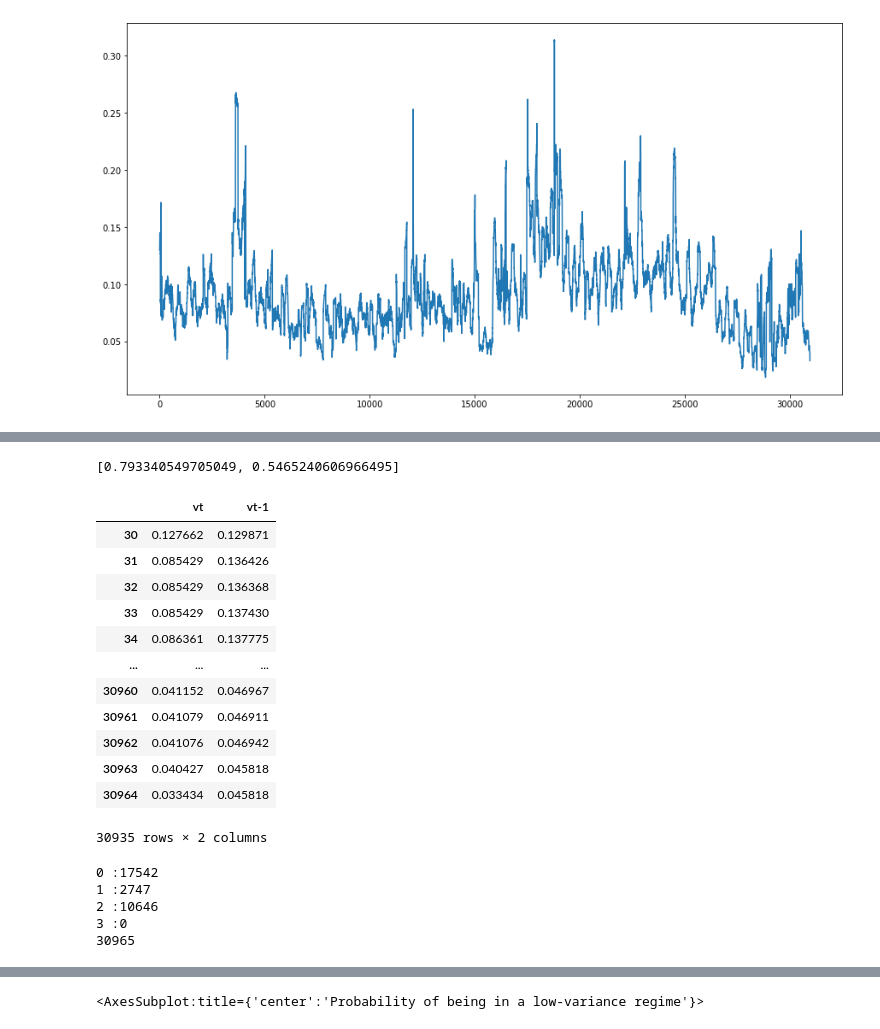
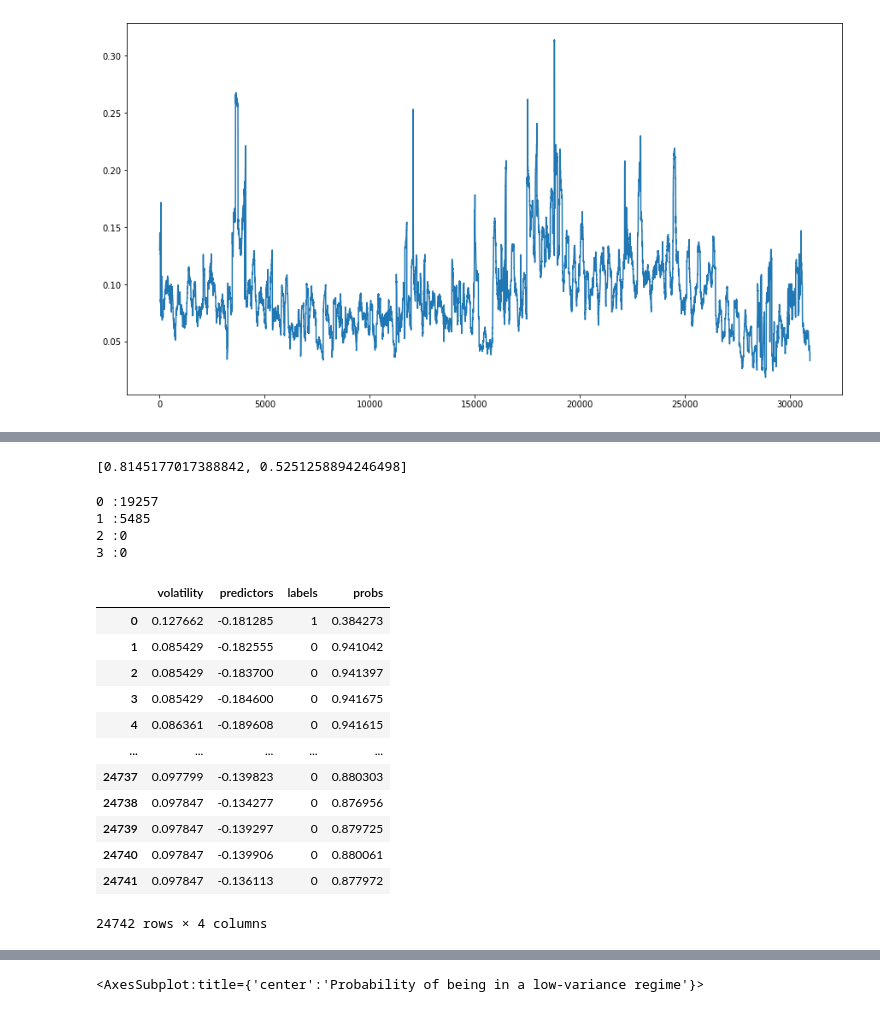
Before and after one commit to abefarkas/Thalassa_Regime_Classifier, a Jupyter notebook: notebooks/FIPM_new_data-model-flow.ipynb, the cells around one changed output, grey strips where cells are left out. Cells and saved outputs as stored; diff of their text form; code cells hidden in the pictures.

```diff
--- a/notebooks/FIPM_new_data-model-flow.ipynb
+++ b/notebooks/FIPM_new_data-model-flow.ipynb
@@ -219,8 +320,8 @@ from sklearn.linear_model import SGDClassifier
 gboost = GradientBoostingRegressor(n_estimators=100)
 ridge = Ridge()
 svm = SVR(C=1, epsilon=0.05)
-lr = LinearRegression()
-lr_lr = lambda x: np.exp(LinearRegression())
+lr = LinearRegression(positive=True)
+
 
 adaboost = AdaBoostRegressor(base_estimator=DecisionTreeRegressor(max_depth=None))
 
@@ -236,9 +337,9 @@ adaboost = AdaBoostRegressor(base_estimator=DecisionTreeRegressor(max_depth=None
 reg = StackingRegressor(
     estimators=[
                 ("gboost", gboost),
-                ("adaboost", adaboost),
+                # ("adaboost", adaboost),
                 # ("ridge", ridge),
-                ("svm_rbf", svm)
+                # ("svm_rbf", svm)
                 ],
     final_estimator=lr,
     cv=None,
@@ -247,43 +348,57 @@ reg = StackingRegressor(
 reg.fit(X_, y_)
 [reg.score(X_, y_), reg.score(X_t, y_t)]
 # %% [output]
-[0.793340549705049, 0.5465240606966495]
+[0.8145177017388842, 0.5251258894246498]
 # %%
 reg.score(X_t, y_t)
-# %%
-new_y = pd.concat((y,y.shift(lag)), axis=1).dropna()
-
-new_y.columns=['vt','vt-1']
-new_y
-# %% [output]
-|  | vt | vt-1 |
-| 30 | 0.127662 | 0.129871 |
-| 31 | 0.085429 | 0.136426 |
-| 32 | 0.085429 | 0.136368 |
-| 33 | 0.085429 | 0.137430 |
-| 34 | 0.086361 | 0.137775 |
-| ... | ... | ... |
-| 30960 | 0.041152 | 0.046967 |
-| 30961 | 0.041079 | 0.046911 |
-| 30962 | 0.041076 | 0.046942 |
-| 30963 | 0.040427 | 0.045818 |
-| 30964 | 0.033434 | 0.045818 |
-30935 rows × 2 columns
 # %%
 import numpy as np
 from sklearn.mixture import GaussianMixture
+from sklearn.decomposition import PCA
 
-gm = GaussianMixture(n_components=3, random_state=0).fit(new_y)
+lag=30
+new_y = pd.concat((
+        y_train,
+        y_train.shift(lag).rename(columns={'realized_volatility':'lag_y'}),
+        X_train['spread'].shift(lag),
+        X_train['spread_sq'].shift(lag),
+        X_train['BBAOFI'].shift(lag),
+        X_train['FDOFI'].shift(lag),
+        ), axis=1).dropna()
+
+
+pca = PCA(n_components=1)
+pca.fit(new_y.values[:,1:])
+X_emb = pca.transform(new_y.values[:,1:])
+X_emb = np.concatenate((new_y.values[:,0].reshape(new_y.shape[0],-1),X_emb),axis=1)
+new_y = pd.DataFrame(X_emb, columns=('volatility', 'predictors'))
+gm = GaussianMixture(n_components=2, random_state=0).fit(new_y)
 labels = gm.predict(new_y)
+probs = gm.predict_proba(new_y)[:,0]
+
 # labels=labels>0
 print('0 :'+str(np.sum(labels==0)))
 print('1 :'+str(np.sum(labels==1)))
 print('2 :'+str(np.sum(labels==2)))
 print('3 :'+str(np.sum(labels==3)))
-print(len(y))
+
+new_y2 = pd.concat((new_y,pd.DataFrame({'labels':labels, 'probs':probs})), axis=1).dropna()
+new_y2
 # %% [output]
-0 :17542
-1 :2747
-2 :10646
+0 :19257
+1 :5485
+2 :0
 3 :0
-30965
+|  | volatility | predictors | labels | probs |
+| 0 | 0.127662 | -0.181285 | 1 | 0.384273 |
+| 1 | 0.085429 | -0.182555 | 0 | 0.941042 |
+| 2 | 0.085429 | -0.183700 | 0 | 0.941397 |
+| 3 | 0.085429 | -0.184600 | 0 | 0.941675 |
+| 4 | 0.086361 | -0.189608 | 0 | 0.941615 |
+| ... | ... | ... | ... | ... |
+| 24737 | 0.097799 | -0.139823 | 0 | 0.880303 |
+| 24738 | 0.097847 | -0.134277 | 0 | 0.876956 |
+| 24739 | 0.097847 | -0.139297 | 0 | 0.879725 |
+| 24740 | 0.097847 | -0.139906 | 0 | 0.880061 |
+| 24741 | 0.097847 | -0.136113 | 0 | 0.877972 |
+24742 rows × 4 columns
```
Also changed, not shown: parts of 7 cells of this notebook.
